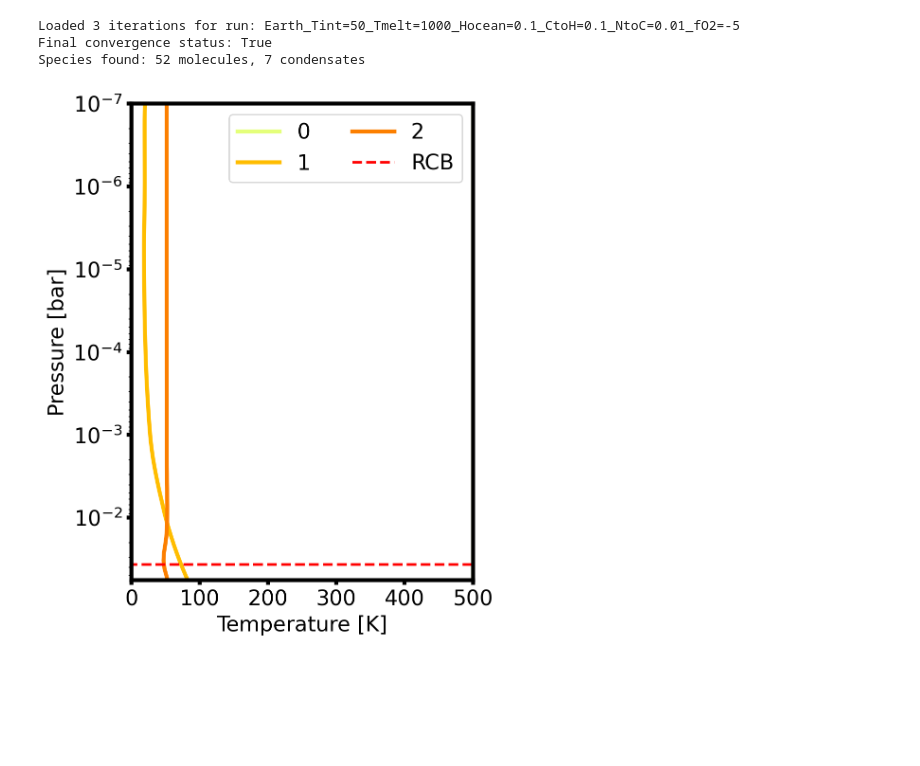
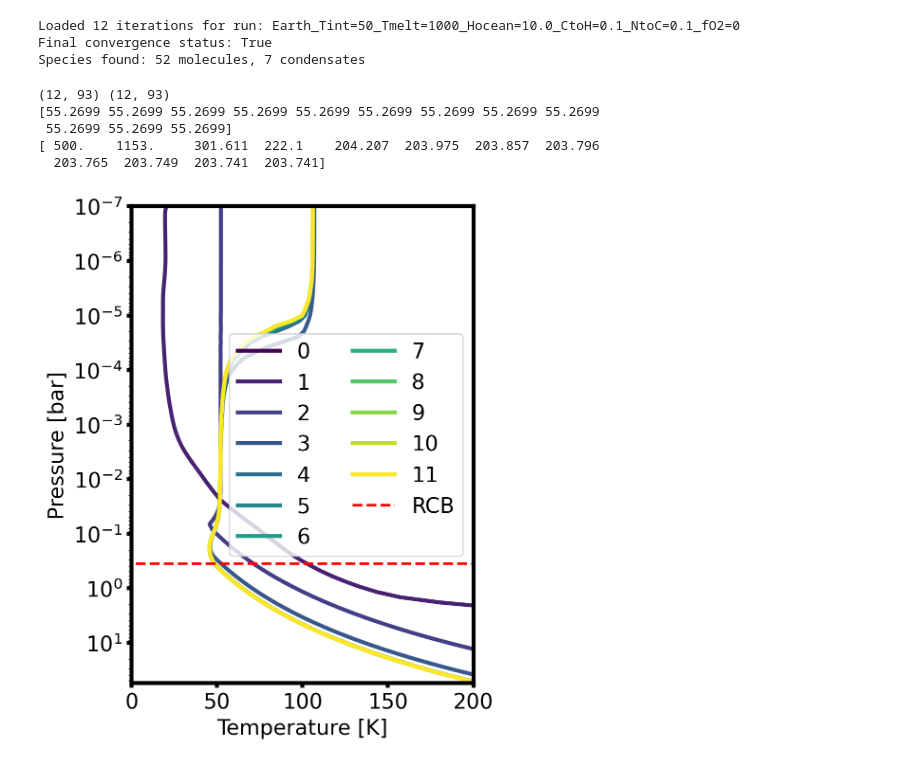
Before and after one commit to DavidDahlbudding/chelio, a Jupyter notebook: analyze/1_IndividualRun.ipynb, the cells around one changed output. Drawn from its saved outputs; the diff is of its cells as text; code cells hidden in the pictures; blank space fills up the shorter version.

```diff
--- a/analyze/1_IndividualRun.ipynb
+++ b/analyze/1_IndividualRun.ipynb
@@ -11,7 +11,7 @@ from analyze_modules import ChelioRun, plot_all_iteration_profiles, plot_profile
 # Load a single simulation run
 # All data loading, parsing, and iteration handling is done by ChelioRun.
 output_folder = "../output/Atmodeller/"
-run_name = "Earth_Tint=50_Tmelt=1000_Hocean=0.1_CtoH=0.1_NtoC=0.01_fO2=-5"
+run_name = "Earth_Tint=50_Tmelt=1000_Hocean=10.0_CtoH=0.1_NtoC=0.1_fO2=0"
 
 # Load all iterations to see the evolution
 run = ChelioRun(output_folder, run_name, load_mode='all')
@@ -22,7 +22,7 @@ print(f"Loaded {run.num_iterations_read} iterations for run: {run.run_name}")
 print(f"Final convergence status: {run.final_convergence_status}")
 print(f"Species found: {run.n_mol} molecules, {run.n_dust} condensates")
 # %% [output]
-Loaded 3 iterations for run: Earth_Tint=50_Tmelt=1000_Hocean=0.1_CtoH=0.1_NtoC=0.01_fO2=-5
+Loaded 12 iterations for run: Earth_Tint=50_Tmelt=1000_Hocean=10.0_CtoH=0.1_NtoC=0.1_fO2=0
 Final convergence status: True
 Species found: 52 molecules, 7 condensates
 # %%
@@ -51,33 +51,42 @@ def increase_size(ax, linewidth=3, fontsize=14, legendcols=1, legendloc='best'):
 # %%
 # Plot the T-P profile evolution across all iterations
 fig, ax = plt.subplots(1, 1, figsize=(5, 6))
+
+print(run.pressures_bar.shape, run.temperatures_K.shape)
+print(run.pressures_bar[:,0])
+print(run.temperatures_K[:,0])
 
 # The new plotting utility handles the looping and coloring
 plot_all_iteration_profiles(
     run,
     'temperature',
     y_axis='pressure',
     ax=ax,
-    cmap_name='Wistia'
+    cmap_name='viridis' #'Wistia'
 )
 
 # Add the RCB line using the dedicated function
 plot_rcb_height(run, ax=ax, color='red', linestyle='--', linewidth=2, label='RCB')
 
-ax.set_xlim(0, 500)
+ax.set_xlim(0, 200)
 # set to max and min pressure
 ax.set_ylim(run.pressures_bar.max(), run.pressures_bar.min())
 ax.set_title(run.run_name.replace("_", ", "))
 
 # turn on preferred options
 #set_white(ax)
 increase_size(ax, linewidth=3, fontsize=16, legendcols=2)
 ax.set_title('')
 plt.tight_layout()
 #plt.savefig(f"images/JulyPoster/TPevolution_{run_name}.svg", format="svg", transparent=True)
 
 plt.show()
 # %% [output]
+(12, 93) (12, 93)
+[55.2699 55.2699 55.2699 55.2699 55.2699 55.2699 55.2699 55.2699 55.2699
+ 55.2699 55.2699 55.2699]
+[ 500.    1153.     301.611  222.1    204.207  203.975  203.857  203.796
+  203.765  203.749  203.741  203.741]
-[figure, old version]
+[figure, new version]
 # %%
 # Plot molecular mixing ratios for the final converged step
```
Also changed, not shown: parts of 4 cells of this notebook, 7 other files.
